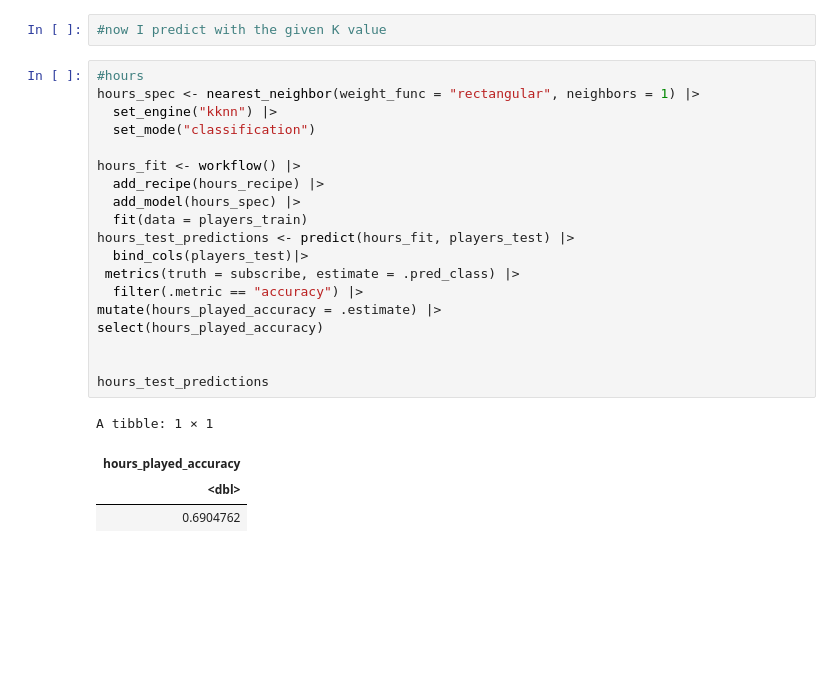
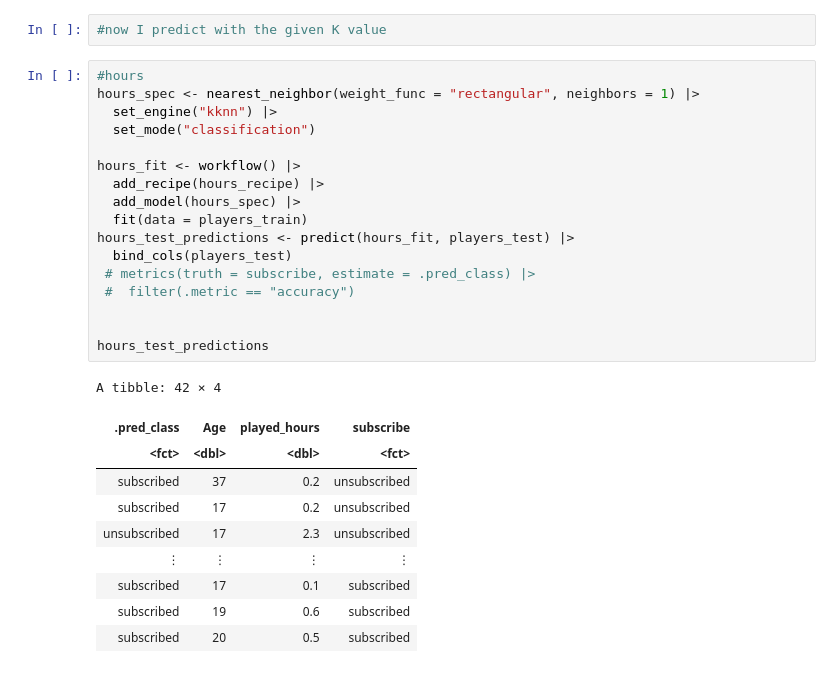
Before and after one commit to wwu0716/nick-project-, a Jupyter notebook: project_original.ipynb, the cells around one changed output. Cells and saved outputs as stored; diff of their text form; blank space fills up the shorter version.

```diff
--- a/project_original.ipynb
+++ b/project_original.ipynb
@@ -255,27 +256,31 @@ from this, I can see that the best K value for age is 9, the best for hourrs pla
 # %%
 #hours
 hours_spec <- nearest_neighbor(weight_func = "rectangular", neighbors = 1) |>
   set_engine("kknn") |>
   set_mode("classification")
 
 hours_fit <- workflow() |>
   add_recipe(hours_recipe) |>
   add_model(hours_spec) |>
   fit(data = players_train)
 hours_test_predictions <- predict(hours_fit, players_test) |>
-  bind_cols(players_test)|>
- metrics(truth = subscribe, estimate = .pred_class) |>
-  filter(.metric == "accuracy") |>
-mutate(hours_played_accuracy = .estimate) |>
-select(hours_played_accuracy)
+  bind_cols(players_test)
+ # metrics(truth = subscribe, estimate = .pred_class) |>
+ #  filter(.metric == "accuracy")
 
 
 hours_test_predictions
 # %% [output]
-A tibble: 1 × 1
+A tibble: 42 × 4
-| hours_played_accuracy |
-| <dbl> |
-| 0.6904762 |
+| .pred_class | Age | played_hours | subscribe |
+| <fct> | <dbl> | <dbl> | <fct> |
+| subscribed | 37 | 0.2 | unsubscribed |
+| subscribed | 17 | 0.2 | unsubscribed |
+| unsubscribed | 17 | 2.3 | unsubscribed |
+| ⋮ | ⋮ | ⋮ | ⋮ |
+| subscribed | 17 | 0.1 | subscribed |
+| subscribed | 19 | 0.6 | subscribed |
+| subscribed | 20 | 0.5 | subscribed |
 # %%
 #age
 age_spec <- nearest_neighbor(weight_func = "rectangular", neighbors = 9) |>
```
Also changed, not shown: parts of 13 cells of this notebook.
